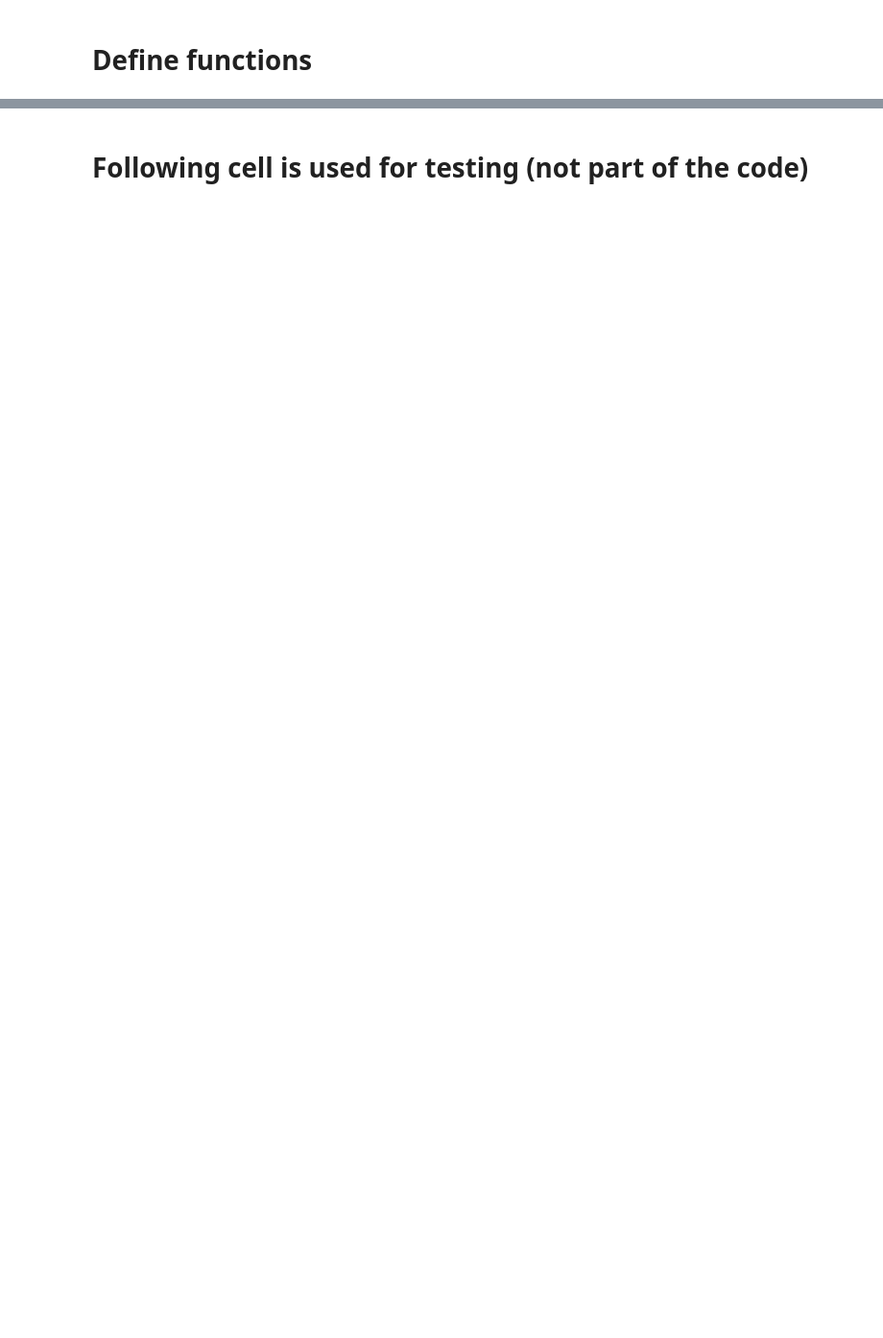
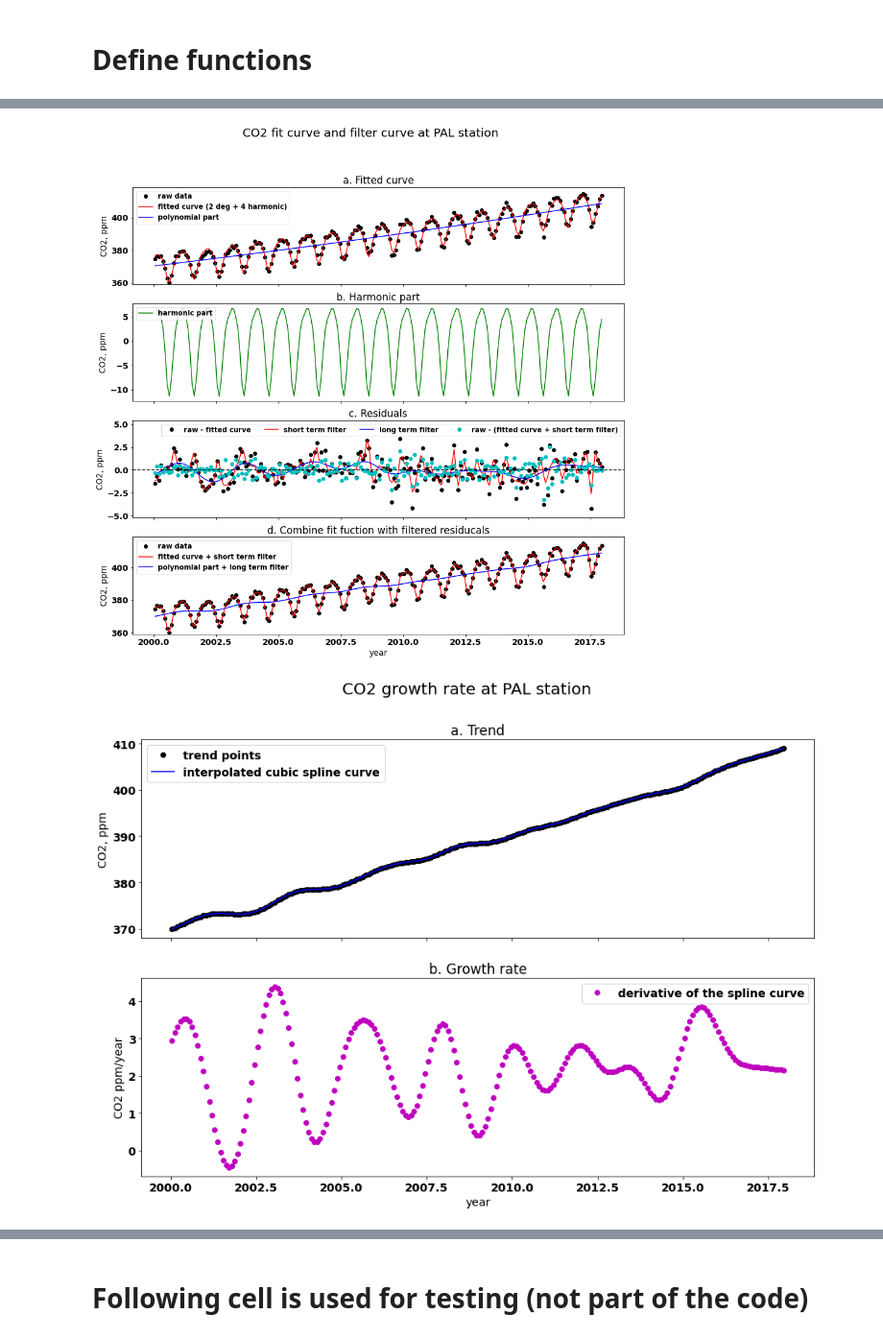
Before and after one commit to ZWsourcecode/co2, a Jupyter notebook: code/fit_filter_noaa.ipynb, the cells around one changed output, grey strips where cells are left out. Shown at 96% size. Saved outputs shown, nothing was run; the diff lists cells and outputs as text; code cells hidden in the pictures; blank space fills up the shorter version.

```diff
--- a/code/fit_filter_noaa.ipynb
+++ b/code/fit_filter_noaa.ipynb
@@ -489,0 +329,17 @@ df_co2rate_cal.to_csv(OUT_PATH + "CT2018_cal_co2rate_2000_2017_monthly_fullgloba
+# %%
+# set path of input and output
+IN_PATH = "../data/ctracker_model/input129/"
+OUT_PATH = "../data/ctracker_model/output129/"
+
+# decide if plot, and which station
+ifplot = 1
+station_patten = "pal"
+station = "PAL"
+
+# apply fit function and filter to CO2 data at each station
+filenames = listdir(IN_PATH)
+for file in filenames:
+    apply_fit_filter(IN_PATH, file, OUT_PATH, ifplot, station_patten, station)
+# %% [output]
+[figure, added]
+[figure, added]
```
Also changed, not shown: parts of 36 cells of this notebook.
